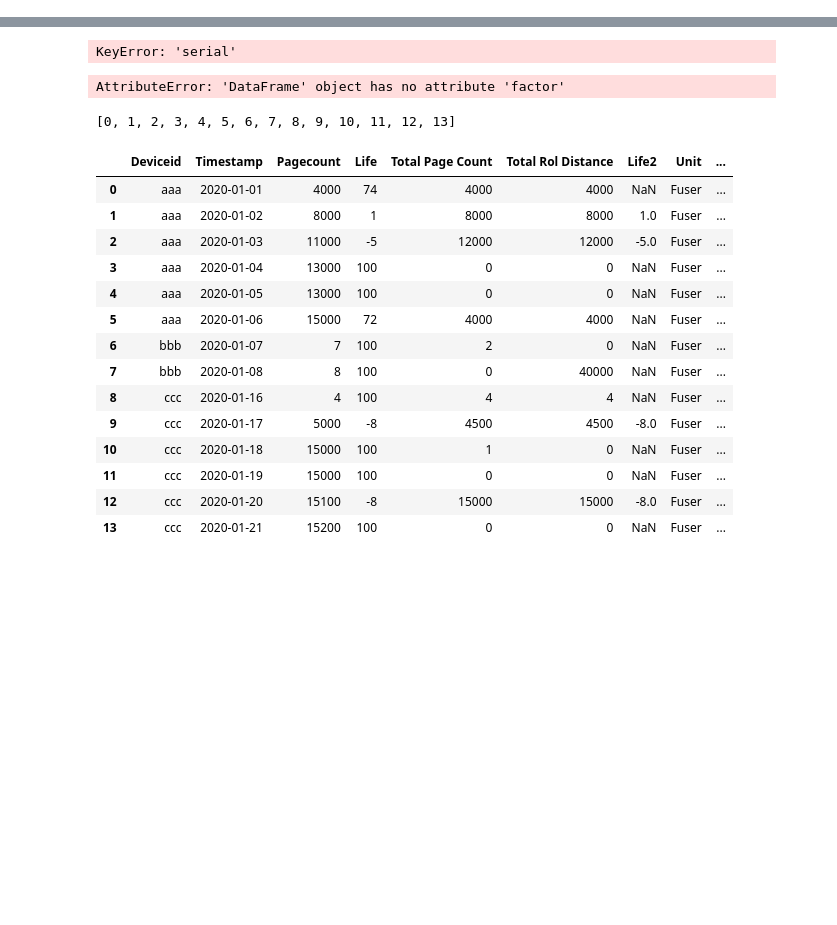
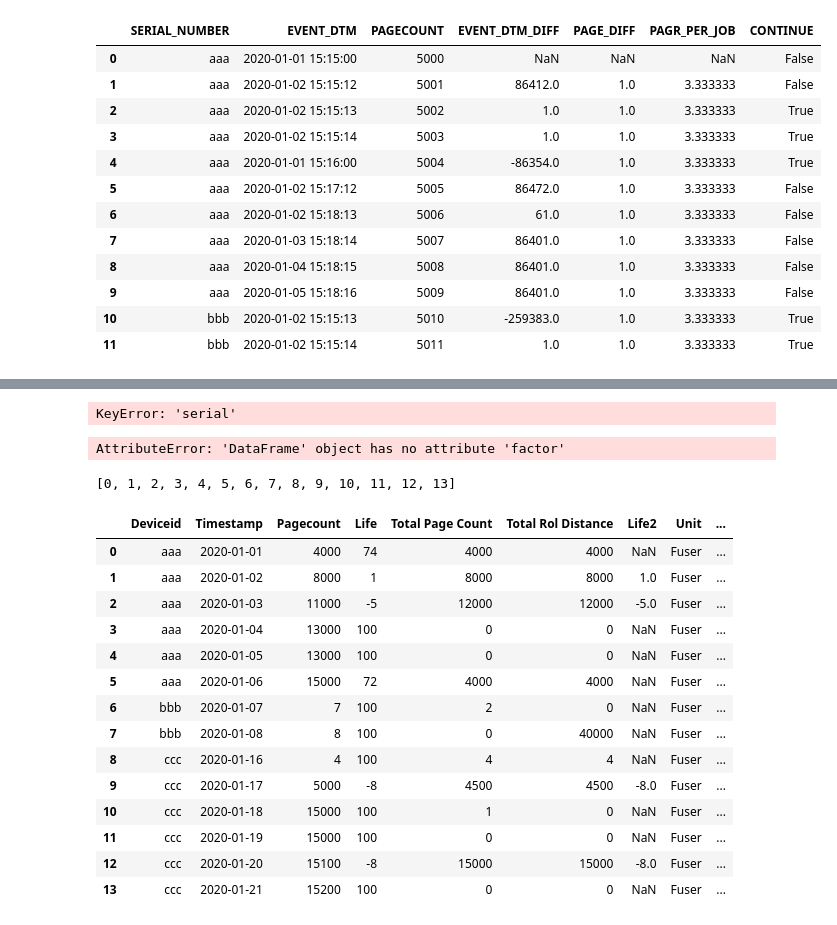
Before and after one commit to baronnavy/sample, a Jupyter notebook: sample.ipynb, the cells around one changed output, grey strips where cells are left out. Cells and saved outputs as stored; diff of their text form; code cells hidden in the pictures; blank space fills up the shorter version.

```diff
--- a/sample.ipynb
+++ b/sample.ipynb
@@ -7,0 +12,16 @@ apps = 'fuser_life'
+# %%
+df
+# %% [output]
+|  | SERIAL_NUMBER | EVENT_DTM | PAGECOUNT | EVENT_DTM_DIFF | PAGE_DIFF | PAGR_PER_JOB | CONTINUE |
+| 0 | aaa | 2020-01-01 15:15:00 | 5000 | NaN | NaN | NaN | False |
+| 1 | aaa | 2020-01-02 15:15:12 | 5001 | 86412.0 | 1.0 | 3.333333 | False |
+| 2 | aaa | 2020-01-02 15:15:13 | 5002 | 1.0 | 1.0 | 3.333333 | True |
+| 3 | aaa | 2020-01-02 15:15:14 | 5003 | 1.0 | 1.0 | 3.333333 | True |
+| 4 | aaa | 2020-01-01 15:16:00 | 5004 | -86354.0 | 1.0 | 3.333333 | True |
+| 5 | aaa | 2020-01-02 15:17:12 | 5005 | 86472.0 | 1.0 | 3.333333 | False |
+| 6 | aaa | 2020-01-02 15:18:13 | 5006 | 61.0 | 1.0 | 3.333333 | False |
+| 7 | aaa | 2020-01-03 15:18:14 | 5007 | 86401.0 | 1.0 | 3.333333 | False |
+| 8 | aaa | 2020-01-04 15:18:15 | 5008 | 86401.0 | 1.0 | 3.333333 | False |
+| 9 | aaa | 2020-01-05 15:18:16 | 5009 | 86401.0 | 1.0 | 3.333333 | False |
+| 10 | bbb | 2020-01-02 15:15:13 | 5010 | -259383.0 | 1.0 | 3.333333 | True |
+| 11 | bbb | 2020-01-02 15:15:14 | 5011 | 1.0 | 1.0 | 3.333333 | True |
```
Also changed, not shown: parts of 11 cells of this notebook.
